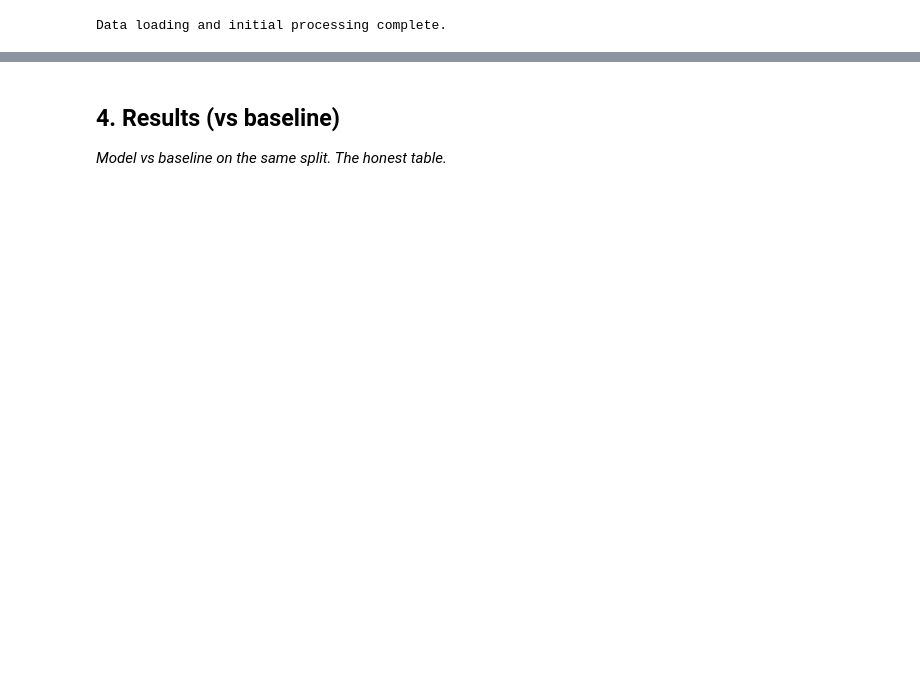
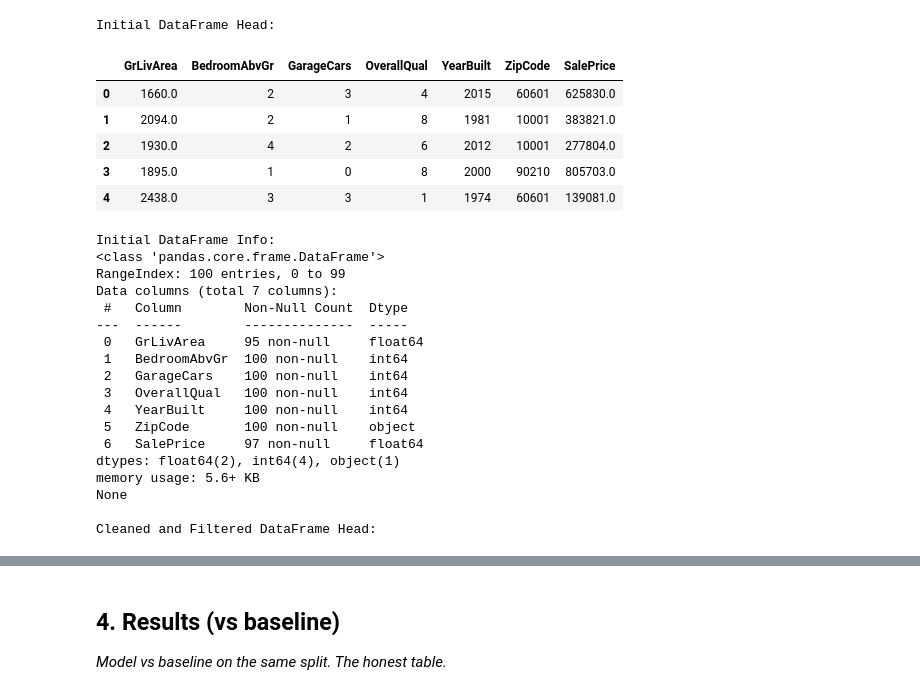
Before and after one commit to kunaaaaaal-cmd/ml-internship-starter, a Jupyter notebook: work/notebooks/capstone.ipynb, the cells around one changed output, grey strips where cells are left out. Cells and saved outputs as stored; diff of their text form; code cells hidden in the pictures; blank space fills up the shorter version.

```diff
--- a/work/notebooks/capstone.ipynb
+++ b/work/notebooks/capstone.ipynb
@@ -35,18 +41,82 @@ Data exclusion criteria included [e.g., 'records with missing critical values',
 # %%
 import pandas as pd
 
 # Placeholder for data loading and initial preprocessing
-# Example: df = pd.read_csv('your_data.csv')
-# Or: df = load_data_from_bigquery(table_name='your-project.your-dataset.your-table', start_date='YYYY-MM-DD', end_date='YYYY-MM-DD')
+# Example: For a CSV file from Kaggle or similar
+# df = pd.read_csv('train.csv') # Assuming 'train.csv' contains housing data
 
-# Display basic information about the data
-# print(df.info())
-# display(df.head())
+# Or, for BigQuery:
+# from google.cloud import bigquery
+# client = bigquery.Client(project='your-gcp-project-id')
+# sql_query = """
+# SELECT * FROM `your-project.your-dataset.housing_data`
+# WHERE sale_date BETWEEN 'YYYY-MM-DD' AND 'YYYY-MM-DD'
+# """
+# df = client.query(sql_query).to_dataframe()
+
+# Let's create a dummy DataFrame for demonstration purposes if actual data isn't loaded
+import numpy as np
+np.random.seed(42)
+if 'df' not in locals(): # Only create dummy if df hasn't been loaded
+    data = {
+        'GrLivArea': np.random.randint(800, 3000, 100),
+        'BedroomAbvGr': np.random.randint(1, 5, 100),
+        'GarageCars': np.random.randint(0, 4, 100),
+        'OverallQual': np.random.randint(1, 10, 100),
+        'YearBuilt': np.random.randint(1950, 2020, 100),
+        'ZipCode': np.random.choice(['90210', '10001', '60601'], 100),
+        'SalePrice': np.random.randint(100000, 1000000, 100)
+    }
+    df = pd.DataFrame(data)
+    # Introduce some missing values for demonstration of cleaning
+    df.loc[np.random.choice(df.index, 5, replace=False), 'GrLivArea'] = np.nan
+    df.loc[np.random.choice(df.index, 3, replace=False), 'SalePrice'] = np.nan
+
+print("Initial DataFrame Head:")
+display(df.head())
+print("Initial DataFrame Info:")
+print(df.info())
 
 # Placeholder for data cleaning and exclusion
-# df_cleaned = df.dropna(subset=['required_column'])
-# df_filtered = df_cleaned[(df_cleaned['date_column'] >= 'YYYY-MM-DD') & (df_cleaned['date_column'] <= 'YYYY-MM-DD')]
+# Drop rows where 'SalePrice' is missing, as it's our target variable
+df_cleaned = df.dropna(subset=['SalePrice']).copy()
+
+# Fill missing 'GrLivArea' with the median (example imputation)
+df_cleaned['GrLivArea'] = df_cleaned['GrLivArea'].fillna(df_cleaned['GrLivArea'].median())
+
+# Filter out potential outliers (example: very low prices, or very small areas which might be data entry errors)
+# Assuming a reasonable lower bound for housing prices (e.g., 50k)
+df_filtered = df_cleaned[df_cleaned['SalePrice'] > 50000]
+
+print("\nCleaned and Filtered DataFrame Head:")
+display(df_filtered.head())
+print("Cleaned and Filtered DataFrame Info:")
+print(df_filtered.info())
 
 print("Data loading and initial processing complete.")
 # %% [output]
-Data loading and initial processing complete.
+Initial DataFrame Head:
+|  | GrLivArea | BedroomAbvGr | GarageCars | OverallQual | YearBuilt | ZipCode | SalePrice |
+| 0 | 1660.0 | 2 | 3 | 4 | 2015 | 60601 | 625830.0 |
+| 1 | 2094.0 | 2 | 1 | 8 | 1981 | 10001 | 383821.0 |
+| 2 | 1930.0 | 4 | 2 | 6 | 2012 | 10001 | 277804.0 |
+| 3 | 1895.0 | 1 | 0 | 8 | 2000 | 90210 | 805703.0 |
+| 4 | 2438.0 | 3 | 3 | 1 | 1974 | 60601 | 139081.0 |
+Initial DataFrame Info:
+<class 'pandas.core.frame.DataFrame'>
+RangeIndex: 100 entries, 0 to 99
+Data columns (total 7 columns):
+ #   Column        Non-Null Count  Dtype
+---  ------        --------------  -----
+ 0   GrLivArea     95 non-null     float64
+ 1   BedroomAbvGr  100 non-null    int64
+ 2   GarageCars    100 non-null    int64
+ 3   OverallQual   100 non-null    int64
+ 4   YearBuilt     100 non-null    int64
+ 5   ZipCode       100 non-null    object
+ 6   SalePrice     97 non-null     float64
+dtypes: float64(2), int64(4), object(1)
+memory usage: 5.6+ KB
+None
+
+Cleaned and Filtered DataFrame Head:
```
Also changed, not shown: parts of 19 cells of this notebook.
